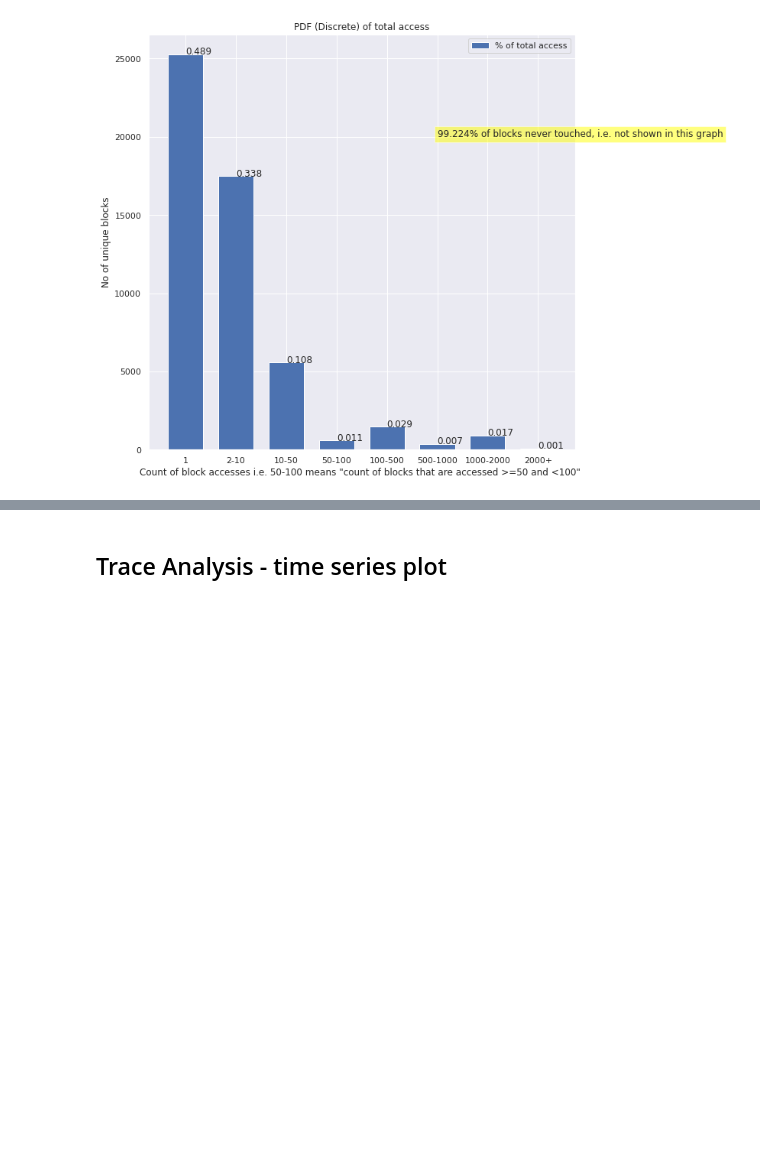
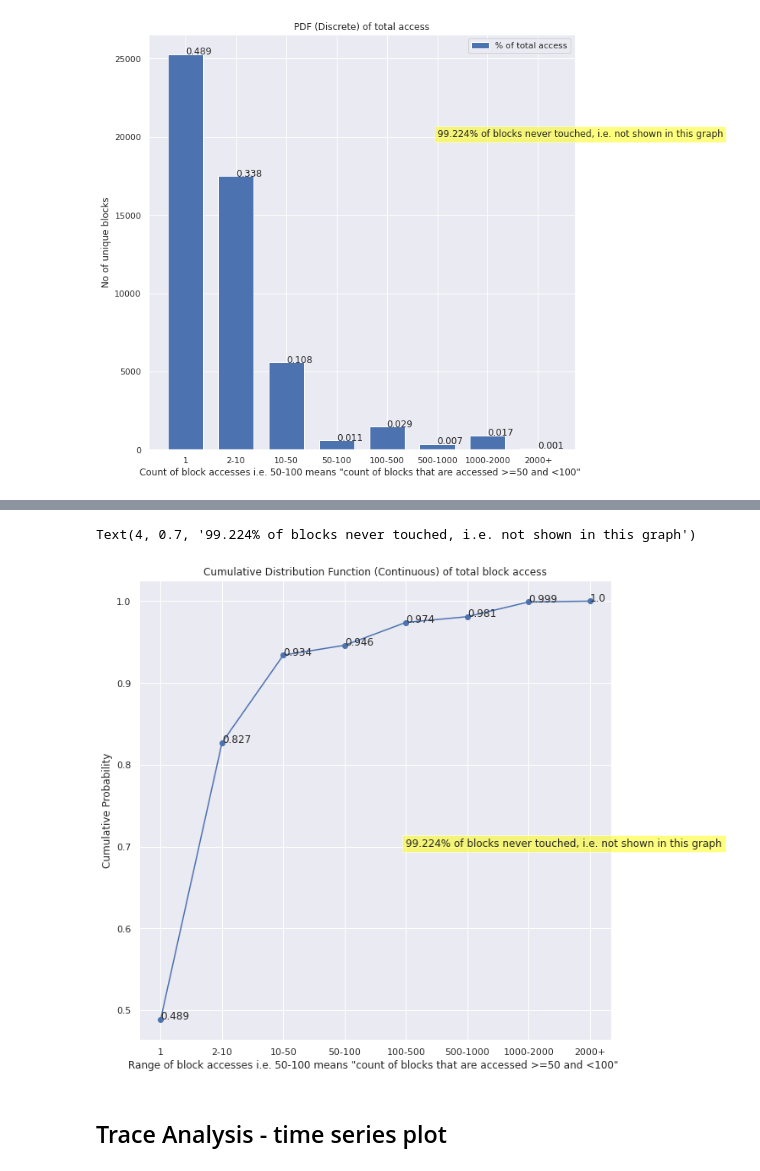
Before and after one commit to PrathUpadhyay/Systems, a Jupyter notebook: IO_Traces/MSR_Traces_hm_1.ipynb, the cells around one changed output, grey strips where cells are left out. Saved outputs shown, nothing was run; the diff lists cells and outputs as text; code cells hidden in the pictures; blank space fills up the shorter version.

Commit message:
Added Distribution plots - 2

```diff
--- a/IO_Traces/MSR_Traces_hm_1.ipynb
+++ b/IO_Traces/MSR_Traces_hm_1.ipynb
@@ -288,34 +288,40 @@ y = ecdf(y_axis)
 
 
 
-trace = go.Scatter(x=x_axis,
-                   y=y,
-                   marker=dict(color='rgb(150, 25, 120)'))
+########## PLOTLY CODE not visible on github
+
+# trace = go.Scatter(x=x_axis,
+#                    y=y,
+#                    marker=dict(color='rgb(150, 25, 120)'))
 
 
-layout = go.Layout(
-    title="Cumulative Distribution Function"
-)
+# layout = go.Layout(
+#     title="Cumulative Distribution Function"
+# )
 
-fig = go.Figure(data=go.Data([trace]), layout=layout)
+# fig = go.Figure(data=go.Data([trace]), layout=layout)
 
-fig.update_layout(
-#     title="Plot Title",
-    xaxis_title="Range of block access"
-#     yaxis_title="y Axis Title",
-#     font=dict(
-#         family="Courier New, monospace",
-#         size=18,
-#         color="#7f7f7f"
-#     )
-)
-fig.show()
+# fig.update_layout(
+# #     title="Plot Title",
+#     xaxis_title="Range of block access",
+#     yaxis_title="CDF (continuous)"
+# #     font=dict(
+# #         family="Courier New, monospace",
+# #         size=18,
+# #         color="#7f7f7f"
+# #     )
+# )
+# fig.show()
 
 
-
-# pyplot.scatter(x=x_axis, y=y)
-# pyplot.plot(x_axis, y)
-# for i in range(len(x_axis)):
-#     pyplot.annotate(str(y[i]), xy=(x_axis[i], y[i]))
-# pyplot.show('-p')
+pyplot.figure(figsize=(10,10))
+pyplot.scatter(x=x_axis, y=y)
+pyplot.plot(x_axis, y)
+for i in range(len(x_axis)):
+    pyplot.annotate(str(y[i]), xy=(x_axis[i], y[i]))
+# pyplot.legend(loc='upper right')
+pyplot.title("Cumulative Distribution Function (Continuous) of total block access")
+pyplot.ylabel('Cumulative Probability')
+pyplot.xlabel('Range of block accesses i.e. 50-100 means "count of blocks that are accessed >=50 and <100" ')
+pyplot.text(4, 0.7, "99.224% of blocks never touched, i.e. not shown in this graph", bbox=dict(facecolor='yellow', alpha=0.5))
 # %% [output]
@@ -323,3 +328,5 @@ fig.show()
+Text(4, 0.7, '99.224% of blocks never touched, i.e. not shown in this graph')
+[figure, added]
 # %% [markdown]
 ## Trace Analysis - time series plot
 # %% [markdown]
```
Also changed, not shown: parts of 1 cell of this notebook.
